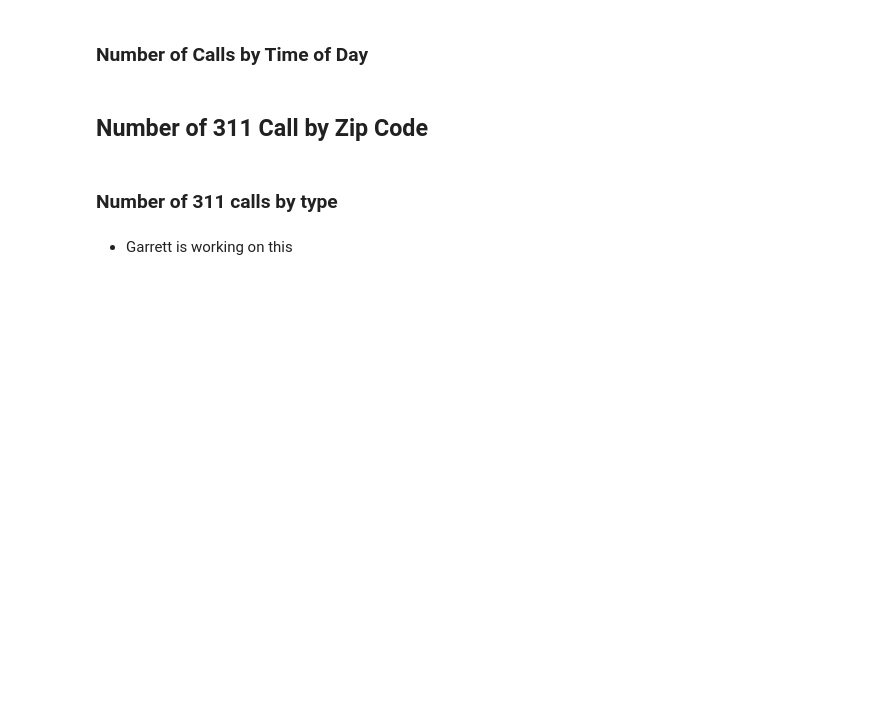
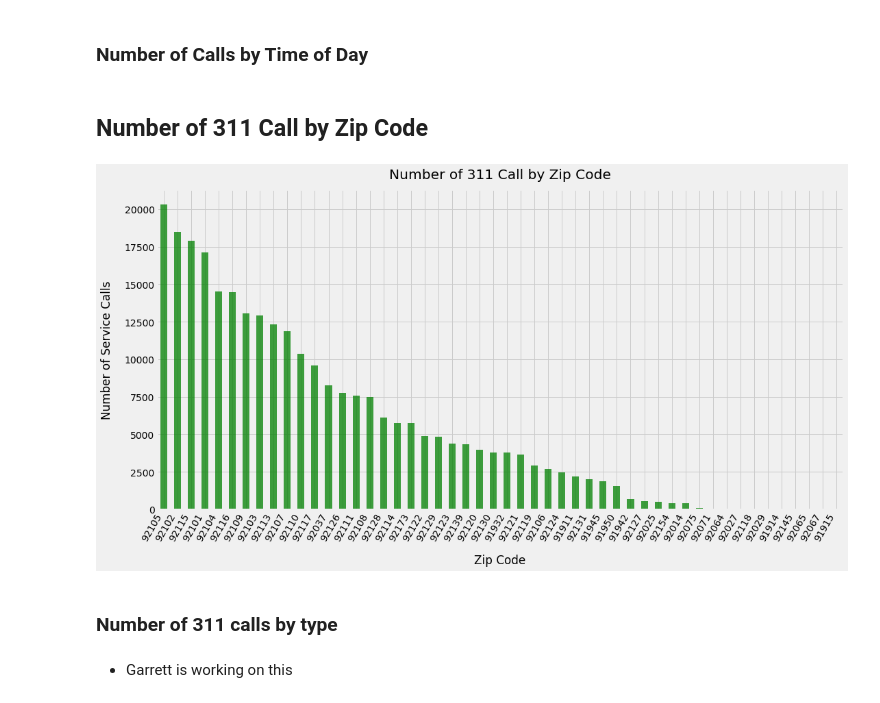
Before and after one commit to farhadOmidvar/311-San-Diego, a Jupyter notebook: notebooks/charts_all.ipynb, the cells around one changed output. Saved outputs shown, nothing was run; the diff lists cells and outputs as text; code cells hidden in the pictures; blank space fills up the shorter version.

```diff
--- a/notebooks/charts_all.ipynb
+++ b/notebooks/charts_all.ipynb
@@ -114,11 +115,13 @@ zip_service = final_311_df.groupby('zip_code')['service_request_id'].count().sor
 # %%
 fig, ax = plt.subplots(figsize=[16, 8])
 zip_service_plt = zip_service.plot(kind='bar', color='green',alpha =0.75)
-plt.xlabel('Zip Code', fontsize=fontsize,labelpad=fontsize)
-plt.ylabel('Number of Service Calls',fontsize=fontsize,labelpad=fontsize)
-plt.title('Number of 311 Call by Zip Code',fontsize=fontsize,pad=fontsize)
+plt.xlabel('Zip Code', labelpad=pad)
+plt.ylabel('Number of Service Calls', labelpad=pad)
+plt.title('Number of 311 Call by Zip Code', pad=pad)
 plt.xticks(rotation=60, ha='right')
 plt.savefig(os.path.join('..','figures','number_of_311_call_by_zip_code.png'))
+# %% [output]
+[figure, added]
 # %% [markdown]
 ### Number of 311 calls by type
 # %% [markdown]
```
Also changed, not shown: parts of 12 cells of this notebook, 2 other files.
